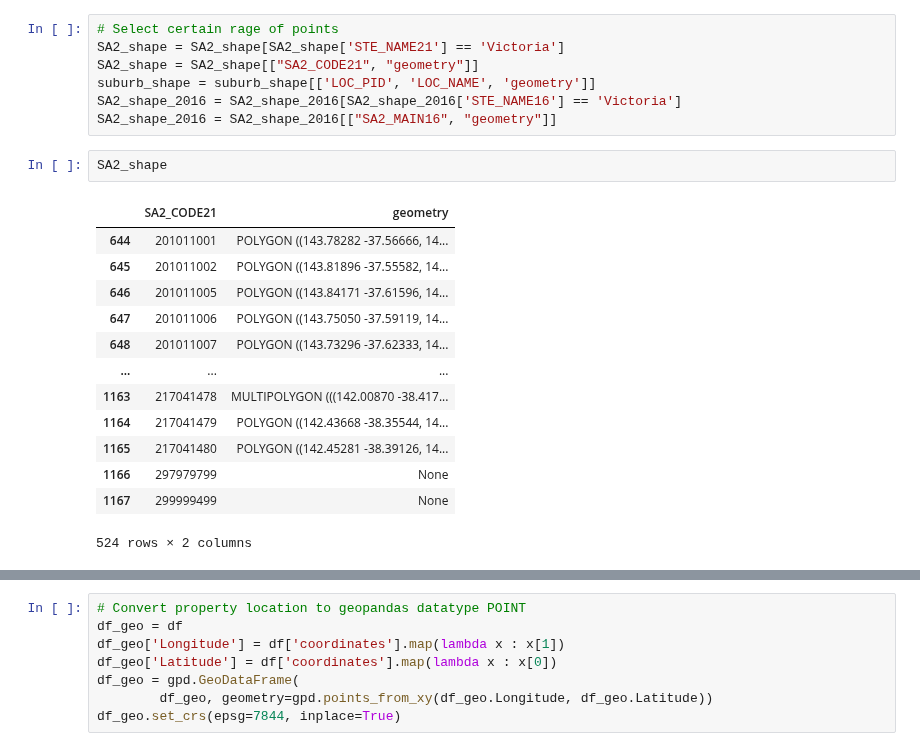
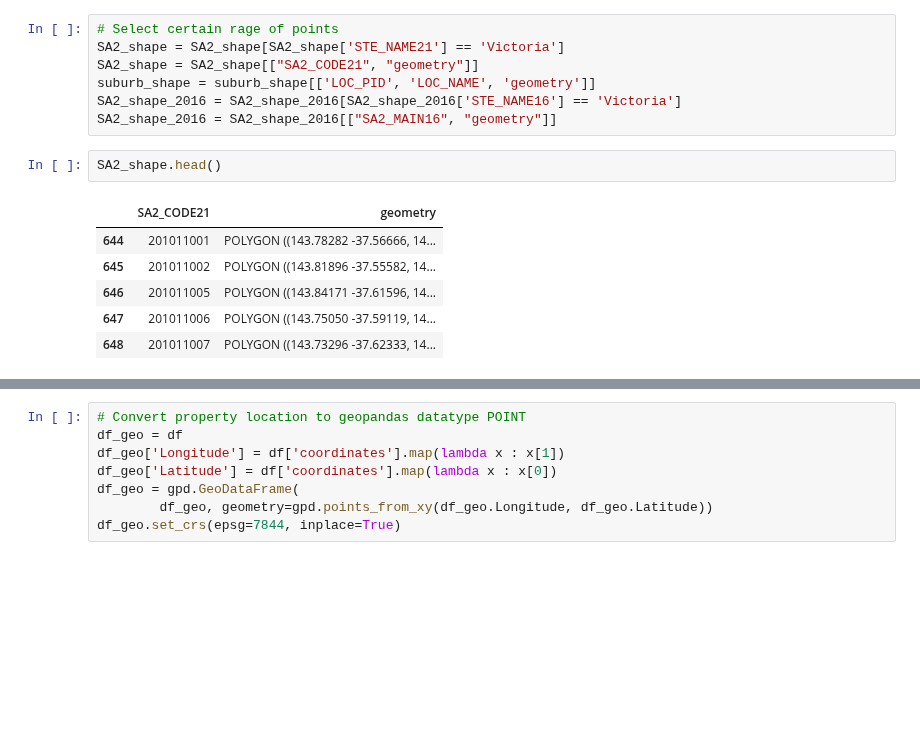
Before and after one commit to MAST30034-Applied-Data-Science/generic-real-estate-consulting-project-group-6, a Jupyter notebook: notebooks/preprocess_property2.0.ipynb, the cells around one changed output, grey strips where cells are left out. Drawn from its saved outputs; the diff is of its cells as text; blank space fills up the shorter version.

```diff
--- a/notebooks/preprocess_property2.0.ipynb
+++ b/notebooks/preprocess_property2.0.ipynb
@@ -212,19 +214,12 @@ suburb_shape = suburb_shape[['LOC_PID', 'LOC_NAME', 'geometry']]
 SA2_shape_2016 = SA2_shape_2016[SA2_shape_2016['STE_NAME16'] == 'Victoria']
 SA2_shape_2016 = SA2_shape_2016[["SA2_MAIN16", "geometry"]]
 # %%
-SA2_shape
+SA2_shape.head()
 # %% [output]
 |  | SA2_CODE21 | geometry |
 | 644 | 201011001 | POLYGON ((143.78282 -37.56666, 14... |
 | 645 | 201011002 | POLYGON ((143.81896 -37.55582, 14... |
 | 646 | 201011005 | POLYGON ((143.84171 -37.61596, 14... |
 | 647 | 201011006 | POLYGON ((143.75050 -37.59119, 14... |
 | 648 | 201011007 | POLYGON ((143.73296 -37.62333, 14... |
-| ... | ... | ... |
-| 1163 | 217041478 | MULTIPOLYGON (((142.00870 -38.417... |
-| 1164 | 217041479 | POLYGON ((142.43668 -38.35544, 14... |
-| 1165 | 217041480 | POLYGON ((142.45281 -38.39126, 14... |
-| 1166 | 297979799 | None |
-| 1167 | 299999499 | None |
-524 rows × 2 columns
 # %%
```
Also changed, not shown: parts of 12 cells of this notebook, 6 other files.
